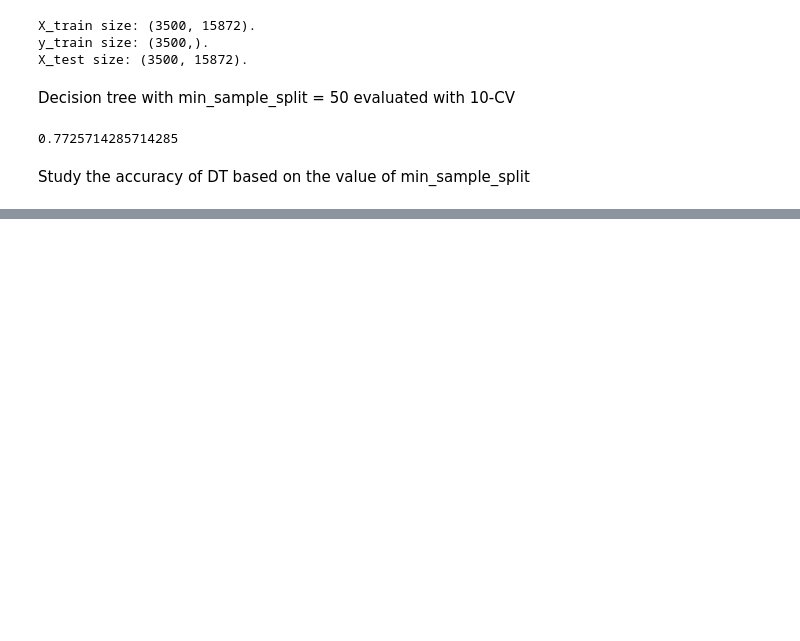
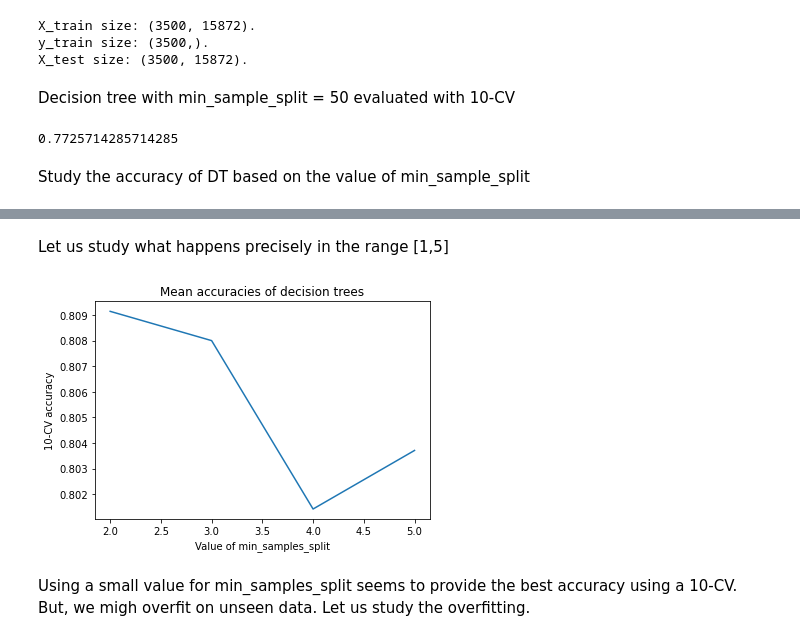
Before and after one commit to OlivierJoris/Activity-prediction-classifier, a Jupyter notebook: iml2021/dt_basic.ipynb, the cells around one changed output, grey strips where cells are left out. Drawn from its saved outputs; the diff is of its cells as text; code cells hidden in the pictures; blank space fills up the shorter version.

```diff
--- a/iml2021/dt_basic.ipynb
+++ b/iml2021/dt_basic.ipynb
@@ -96,0 +151,21 @@ plt.show()
+# %% [markdown]
+Let us study what happens precisely in the range [1,5]
+# %%
+mss = []
+accuracies = []
+for i in range(1,6,1):
+    mss.append(i)
+    clf = DecisionTreeClassifier(min_samples_split=i)
+    scores = cross_val_score(clf, X_train, y_train, cv=10, n_jobs=-1)
+    accuracies.append(scores.mean())
+plt.plot(mss, accuracies)
+plt.title("Mean accuracies of decision trees")
+plt.xlabel("Value of min_samples_split")
+plt.ylabel("10-CV accuracy")
+plt.savefig("dt_basic_accuracies_5.png")
+plt.show()
+# %% [output]
+[figure, added]
+# %% [markdown]
+Using a small value for min_samples_split seems to provide the best accuracy using a 10-CV.
+But, we migh overfit on unseen data. Let us study the overfitting.
```
Also changed, not shown: parts of 15 cells of this notebook, 2 other files.
